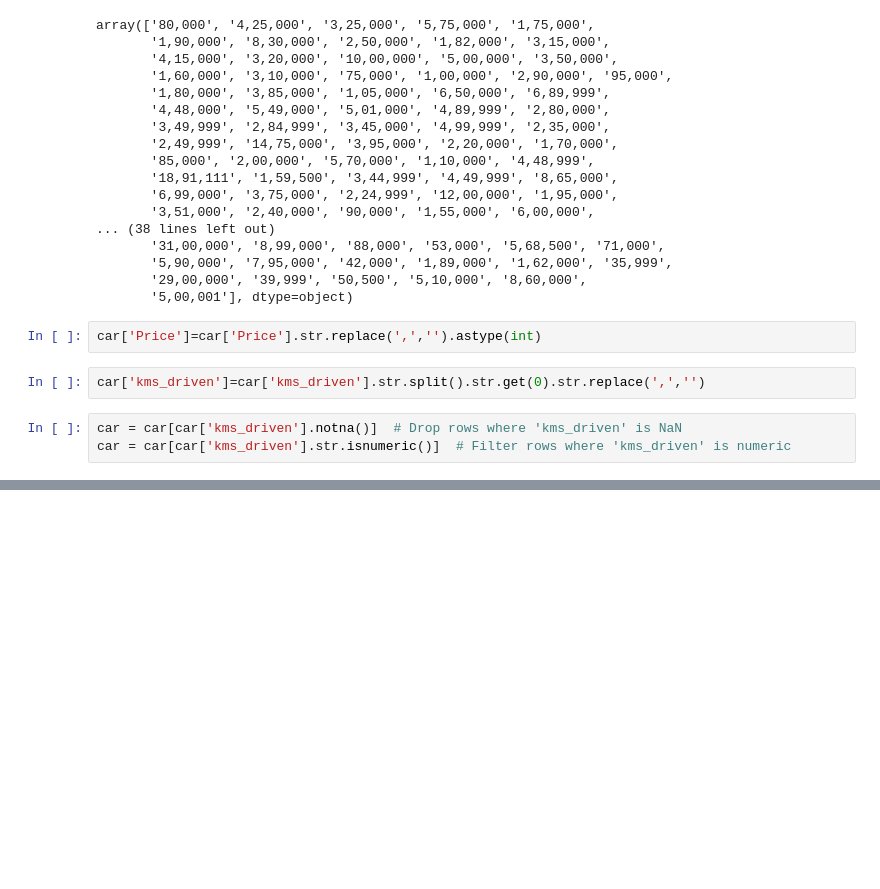
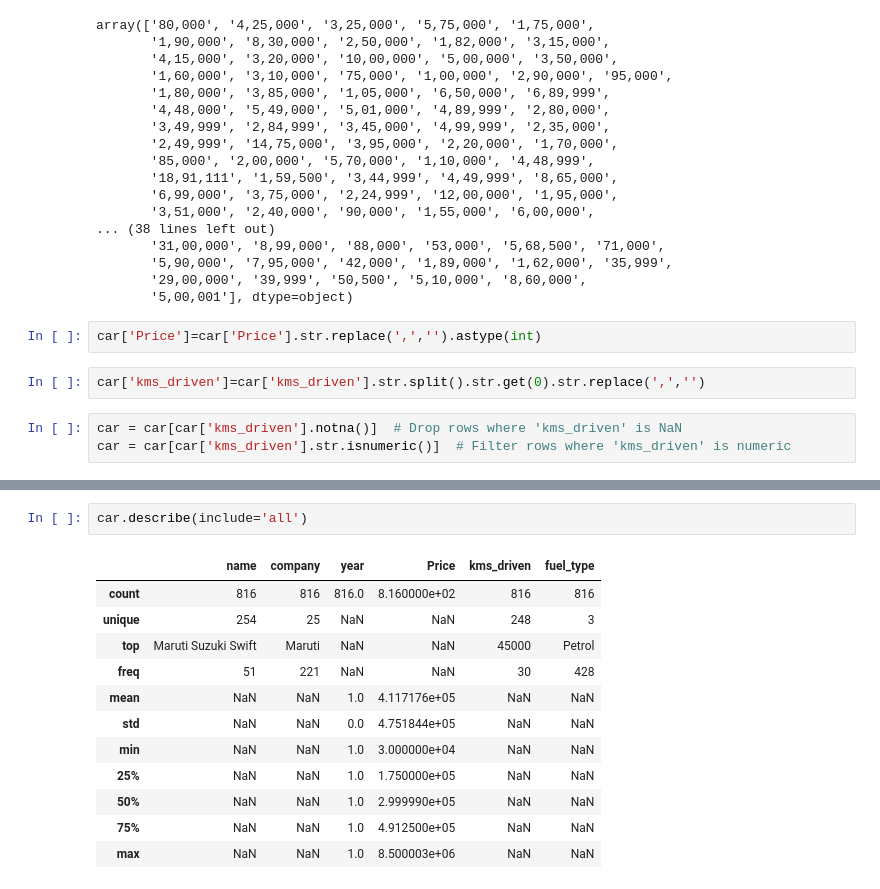
Before and after one commit to SandeepMuhal88/Project_In_Machine_Learning, a Jupyter notebook: Car_Price_prediction/notebook.ipynb, the cells around one changed output, grey strips where cells are left out. Cells and saved outputs as stored; diff of their text form; blank space fills up the shorter version.

```diff
--- a/Car_Price_prediction/notebook.ipynb
+++ b/Car_Price_prediction/notebook.ipynb
@@ -164,0 +200,15 @@ car = car[car['kms_driven'].str.isnumeric()]  # Filter rows where 'kms_driven' i
+# %%
+car.describe(include='all')
+# %% [output]
+|  | name | company | year | Price | kms_driven | fuel_type |
+| count | 816 | 816 | 816.0 | 8.160000e+02 | 816 | 816 |
+| unique | 254 | 25 | NaN | NaN | 248 | 3 |
+| top | Maruti Suzuki Swift | Maruti | NaN | NaN | 45000 | Petrol |
+| freq | 51 | 221 | NaN | NaN | 30 | 428 |
+| mean | NaN | NaN | 1.0 | 4.117176e+05 | NaN | NaN |
+| std | NaN | NaN | 0.0 | 4.751844e+05 | NaN | NaN |
+| min | NaN | NaN | 1.0 | 3.000000e+04 | NaN | NaN |
+| 25% | NaN | NaN | 1.0 | 1.750000e+05 | NaN | NaN |
+| 50% | NaN | NaN | 1.0 | 2.999990e+05 | NaN | NaN |
+| 75% | NaN | NaN | 1.0 | 4.912500e+05 | NaN | NaN |
+| max | NaN | NaN | 1.0 | 8.500003e+06 | NaN | NaN |
```
Also changed, not shown: parts of 10 cells of this notebook.
